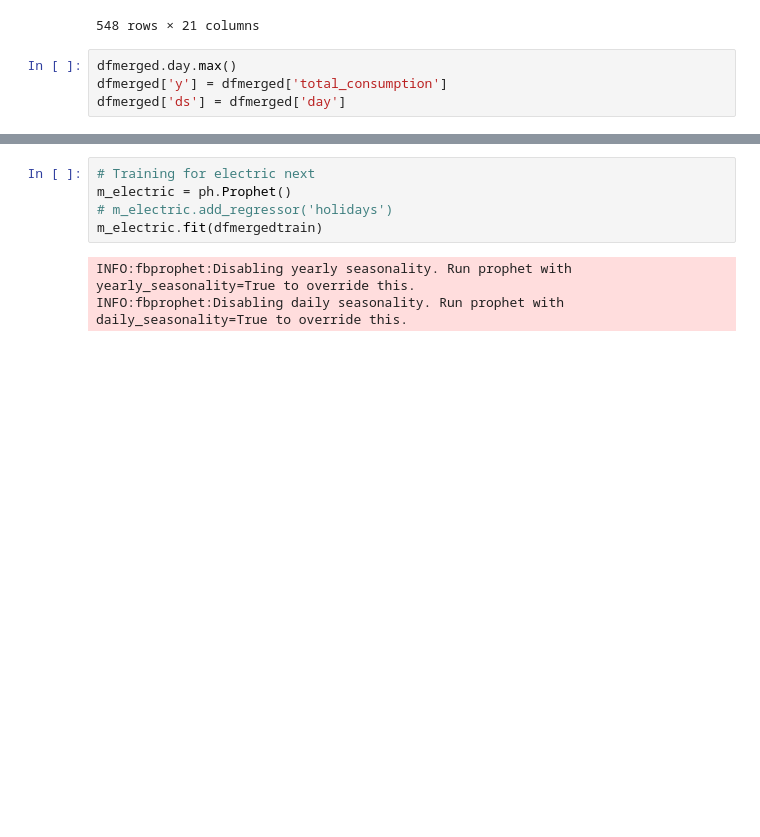
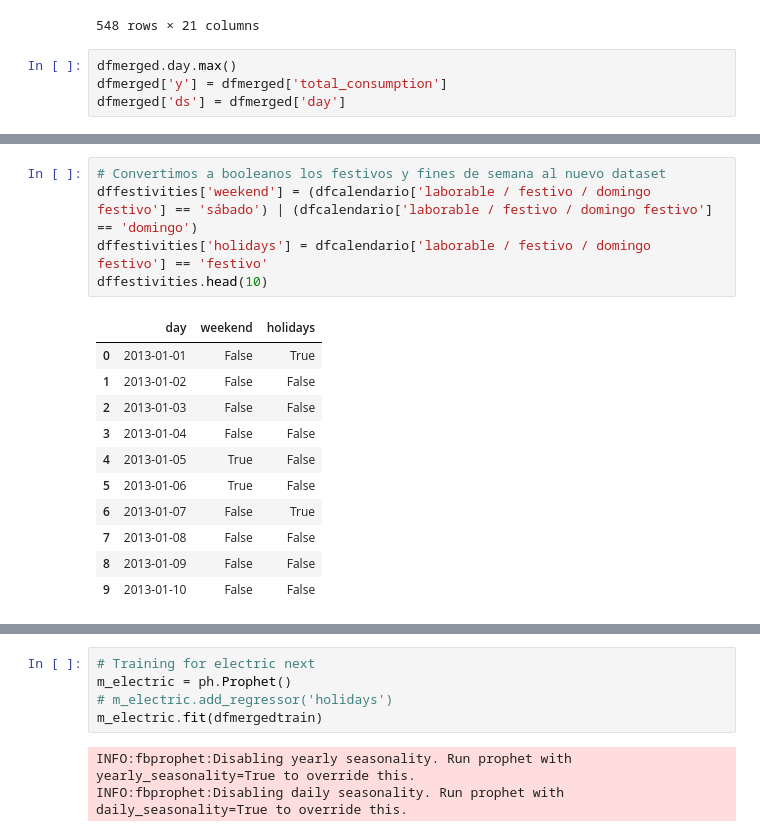
Before and after one commit to mariopastorlanchares/electricity-predictor, a Jupyter notebook: electric_consumption.ipynb, the cells around one changed output, grey strips where cells are left out. Saved outputs shown, nothing was run; the diff lists cells and outputs as text; blank space fills up the shorter version.

```diff
--- a/electric_consumption.ipynb
+++ b/electric_consumption.ipynb
@@ -179,0 +223,17 @@ dfmerged.head()
+# %%
+# Convertimos a booleanos los festivos y fines de semana al nuevo dataset
+dffestivities['weekend'] = (dfcalendario['laborable / festivo / domingo festivo'] == 'sábado') | (dfcalendario['laborable / festivo / domingo festivo'] == 'domingo')
+dffestivities['holidays'] = dfcalendario['laborable / festivo / domingo festivo'] == 'festivo'
+dffestivities.head(10)
+# %% [output]
+|  | day | weekend | holidays |
+| 0 | 2013-01-01 | False | True |
+| 1 | 2013-01-02 | False | False |
+| 2 | 2013-01-03 | False | False |
+| 3 | 2013-01-04 | False | False |
+| 4 | 2013-01-05 | True | False |
+| 5 | 2013-01-06 | True | False |
+| 6 | 2013-01-07 | False | True |
+| 7 | 2013-01-08 | False | False |
+| 8 | 2013-01-09 | False | False |
+| 9 | 2013-01-10 | False | False |
```
Also changed, not shown: parts of 18 cells of this notebook.
